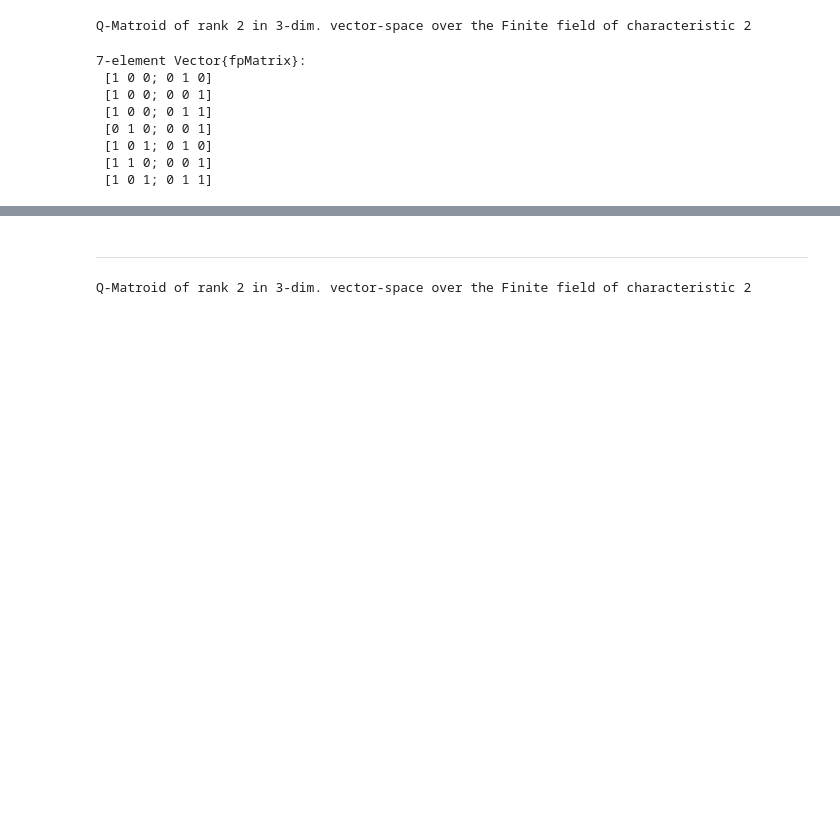
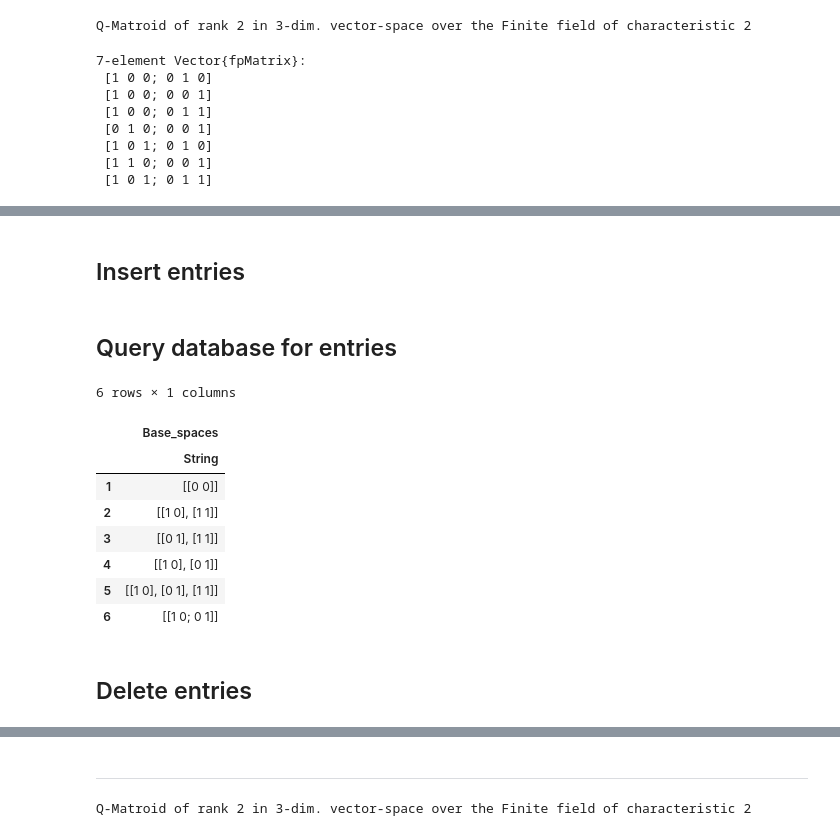
Before and after one commit to sdegen95/QMatroids, a Jupyter notebook: New_versions/test.ipynb, the cells around one changed output, grey strips where cells are left out. Drawn from its saved outputs; the diff is of its cells as text; code cells hidden in the pictures; blank space fills up the shorter version.

```diff
--- a/New_versions/test.ipynb
+++ b/New_versions/test.ipynb
@@ -1900,0 +2354,3 @@ newQM.bases
+# %%
+db = SQLite.DB("./q_matroids_db")
+con = DBInterface
@@ -1900,0 +2379,2 @@ newQM.bases
+# %% [markdown]
+## Insert entries
@@ -1900,0 +2394,16 @@ newQM.bases
+# %% [markdown]
+## Query database for entries
+# %%
+DataFrame(con.execute(db, "SELECT Base_spaces from q_Matroids WHERE Dim=2"))
+# %% [output]
+6 rows × 1 columns
+|  | Base_spaces |
+|  | String |
+| 1 | [[0 0]] |
+| 2 | [[1 0], [1 1]] |
+| 3 | [[0 1], [1 1]] |
+| 4 | [[1 0], [0 1]] |
+| 5 | [[1 0], [0 1], [1 1]] |
+| 6 | [[1 0; 0 1]] |
+# %% [markdown]
+## Delete entries
```
Also changed, not shown: parts of 93 cells of this notebook, 7 other files.
